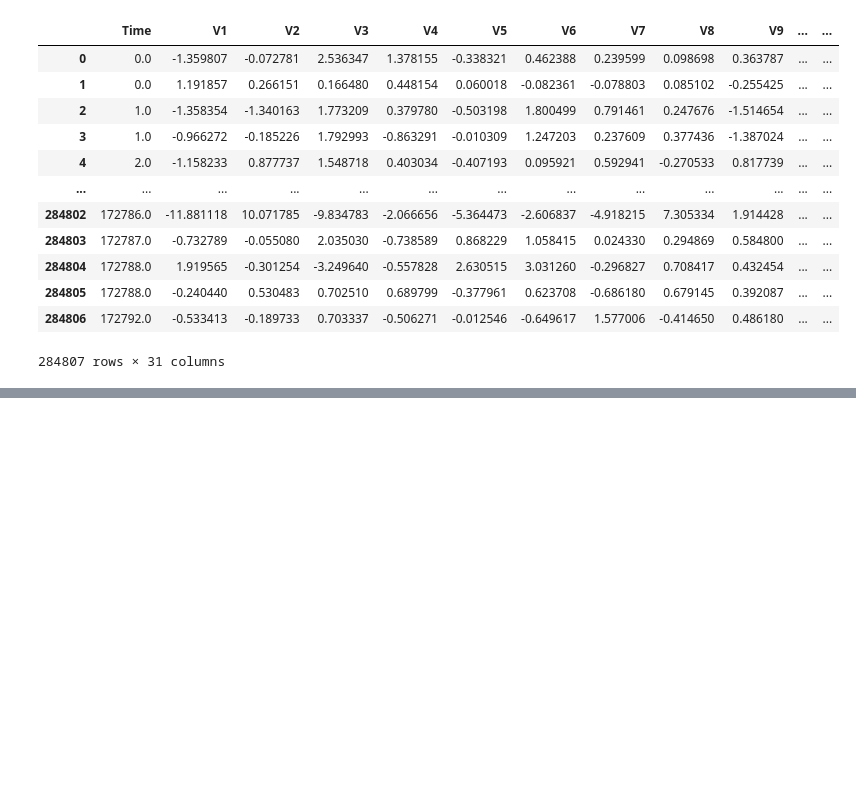
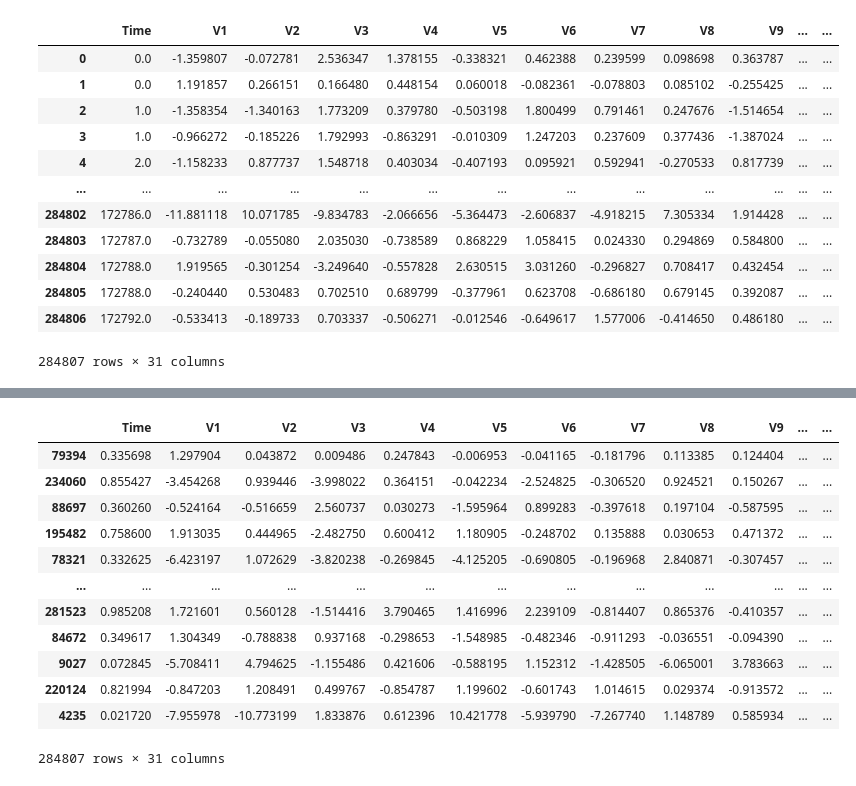
Before and after one commit to joannedonohue/final_project_group_3, a Jupyter notebook: Final_Project_Group3_Fraud.ipynb, the cells around one changed output, grey strips where cells are left out. Drawn from its saved outputs; the diff is of its cells as text; code cells hidden in the pictures; blank space fills up the shorter version.

```diff
--- a/Final_Project_Group3_Fraud.ipynb
+++ b/Final_Project_Group3_Fraud.ipynb
@@ -49,0 +120,18 @@ df1
+# %%
+# Shuffle the rows
+new_df = new_df.sample(frac = 1, random_state = 1)
+new_df
+# %% [output]
+|  | Time | V1 | V2 | V3 | V4 | V5 | V6 | V7 | V8 | V9 | ... | ... |
+| 79394 | 0.335698 | 1.297904 | 0.043872 | 0.009486 | 0.247843 | -0.006953 | -0.041165 | -0.181796 | 0.113385 | 0.124404 | ... | ... |
+| 234060 | 0.855427 | -3.454268 | 0.939446 | -3.998022 | 0.364151 | -0.042234 | -2.524825 | -0.306520 | 0.924521 | 0.150267 | ... | ... |
+| 88697 | 0.360260 | -0.524164 | -0.516659 | 2.560737 | 0.030273 | -1.595964 | 0.899283 | -0.397618 | 0.197104 | -0.587595 | ... | ... |
+| 195482 | 0.758600 | 1.913035 | 0.444965 | -2.482750 | 0.600412 | 1.180905 | -0.248702 | 0.135888 | 0.030653 | 0.471372 | ... | ... |
+| 78321 | 0.332625 | -6.423197 | 1.072629 | -3.820238 | -0.269845 | -4.125205 | -0.690805 | -0.196968 | 2.840871 | -0.307457 | ... | ... |
+| ... | ... | ... | ... | ... | ... | ... | ... | ... | ... | ... | ... | ... |
+| 281523 | 0.985208 | 1.721601 | 0.560128 | -1.514416 | 3.790465 | 1.416996 | 2.239109 | -0.814407 | 0.865376 | -0.410357 | ... | ... |
+| 84672 | 0.349617 | 1.304349 | -0.788838 | 0.937168 | -0.298653 | -1.548985 | -0.482346 | -0.911293 | -0.036551 | -0.094390 | ... | ... |
+| 9027 | 0.072845 | -5.708411 | 4.794625 | -1.155486 | 0.421606 | -0.588195 | 1.152312 | -1.428505 | -6.065001 | 3.783663 | ... | ... |
+| 220124 | 0.821994 | -0.847203 | 1.208491 | 0.499767 | -0.854787 | 1.199602 | -0.601743 | 1.014615 | 0.029374 | -0.913572 | ... | ... |
+| 4235 | 0.021720 | -7.955978 | -10.773199 | 1.833876 | 0.612396 | 10.421778 | -5.939790 | -7.267740 | 1.148789 | 0.585934 | ... | ... |
+284807 rows × 31 columns
```
Also changed, not shown: parts of 7 cells of this notebook.
